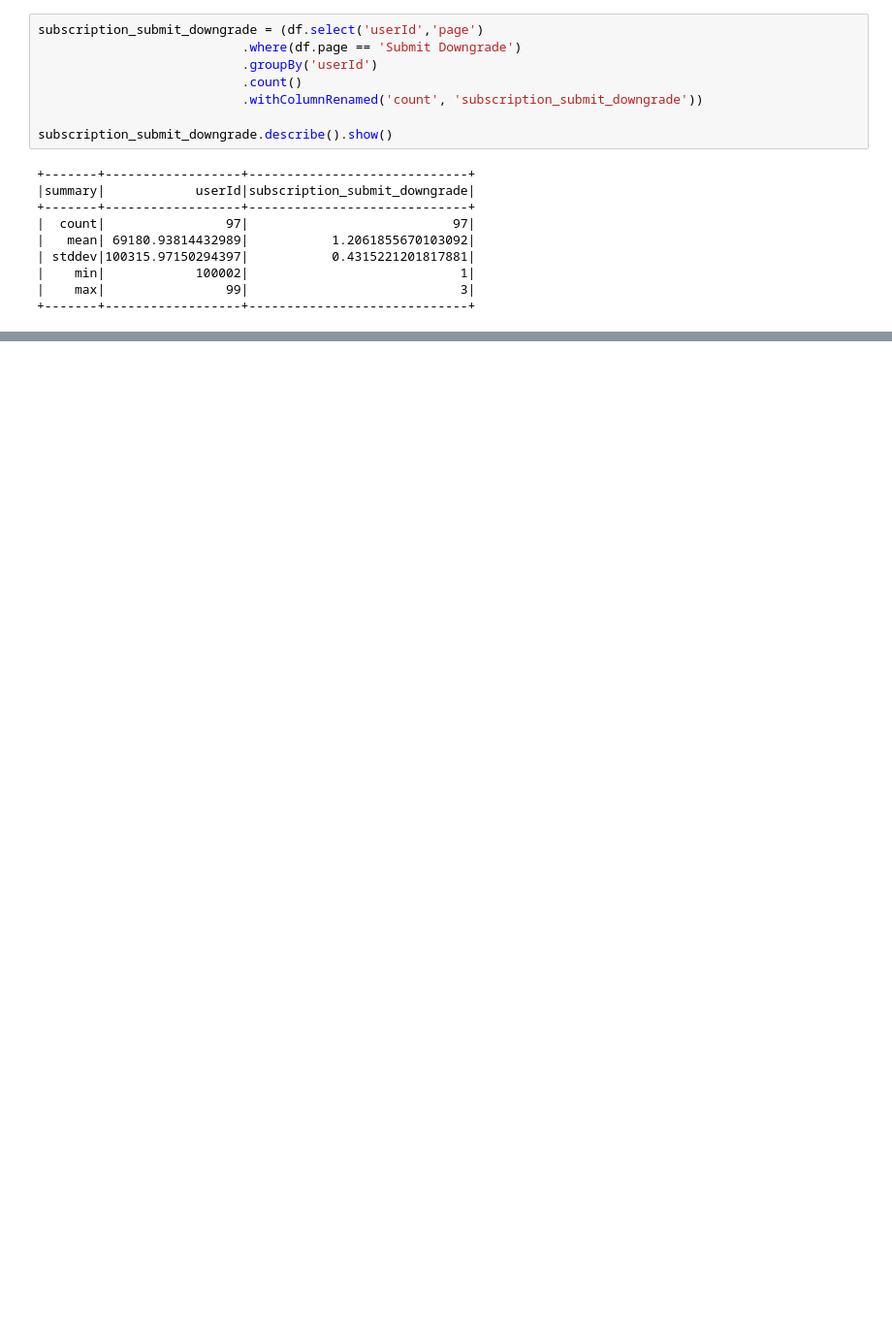
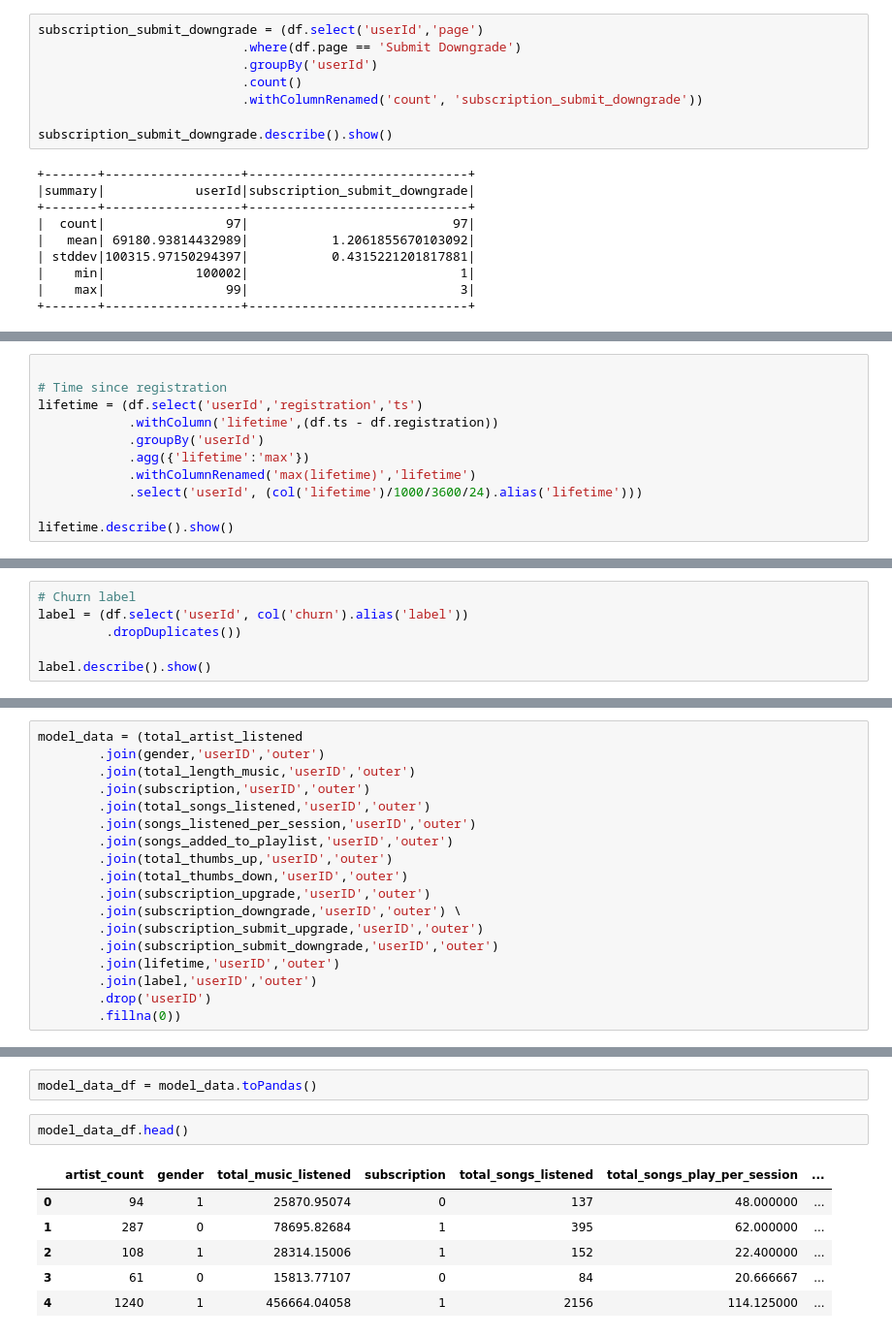
Before and after one commit to SimplifyData/Sparkify-with-Apache-Spark-Mllib-Data-Science, a Jupyter notebook: Sparkify Notebook.ipynb, the cells around one changed output, grey strips where cells are left out. Shown at 97% size. Saved outputs shown, nothing was run; the diff lists cells and outputs as text; blank space fills up the shorter version.

```diff
--- a/Sparkify Notebook.ipynb
+++ b/Sparkify Notebook.ipynb
@@ -559,0 +573,11 @@ Py4JJavaError: An error occurred while calling o1015.collectToPython.
+# %%
+
+# Time since registration
+lifetime = (df.select('userId','registration','ts')
+            .withColumn('lifetime',(df.ts - df.registration))
+            .groupBy('userId')
+            .agg({'lifetime':'max'})
+            .withColumnRenamed('max(lifetime)','lifetime')
+            .select('userId', (col('lifetime')/1000/3600/24).alias('lifetime')))
+
+lifetime.describe().show()
@@ -559,0 +596,6 @@ Py4JJavaError: An error occurred while calling o1015.collectToPython.
+# %%
+# Churn label
+label = (df.select('userId', col('churn').alias('label'))
+         .dropDuplicates())
+
+label.describe().show()
@@ -559,0 +614,18 @@ Py4JJavaError: An error occurred while calling o1015.collectToPython.
+# %%
+model_data = (total_artist_listened
+        .join(gender,'userID','outer')
+        .join(total_length_music,'userID','outer')
+        .join(subscription,'userID','outer')
+        .join(total_songs_listened,'userID','outer')
+        .join(songs_listened_per_session,'userID','outer')
+        .join(songs_added_to_playlist,'userID','outer')
+        .join(total_thumbs_up,'userID','outer')
+        .join(total_thumbs_down,'userID','outer')
+        .join(subscription_upgrade,'userID','outer')
+        .join(subscription_downgrade,'userID','outer') \
+        .join(subscription_submit_upgrade,'userID','outer')
+        .join(subscription_submit_downgrade,'userID','outer')
+        .join(lifetime,'userID','outer')
+        .join(label,'userID','outer')
+        .drop('userID')
+        .fillna(0))
@@ -559,0 +650,11 @@ Py4JJavaError: An error occurred while calling o1015.collectToPython.
+# %%
+model_data_df = model_data.toPandas()
+# %%
+model_data_df.head()
+# %% [output]
+|  | artist_count | gender | total_music_listened | subscription | total_songs_listened | total_songs_play_per_session | ... |
+| 0 | 94 | 1 | 25870.95074 | 0 | 137 | 48.000000 | ... |
+| 1 | 287 | 0 | 78695.82684 | 1 | 395 | 62.000000 | ... |
+| 2 | 108 | 1 | 28314.15006 | 1 | 152 | 22.400000 | ... |
+| 3 | 61 | 0 | 15813.77107 | 0 | 84 | 20.666667 | ... |
+| 4 | 1240 | 1 | 456664.04058 | 1 | 2156 | 114.125000 | ... |
```
Also changed, not shown: parts of 40 cells of this notebook.
